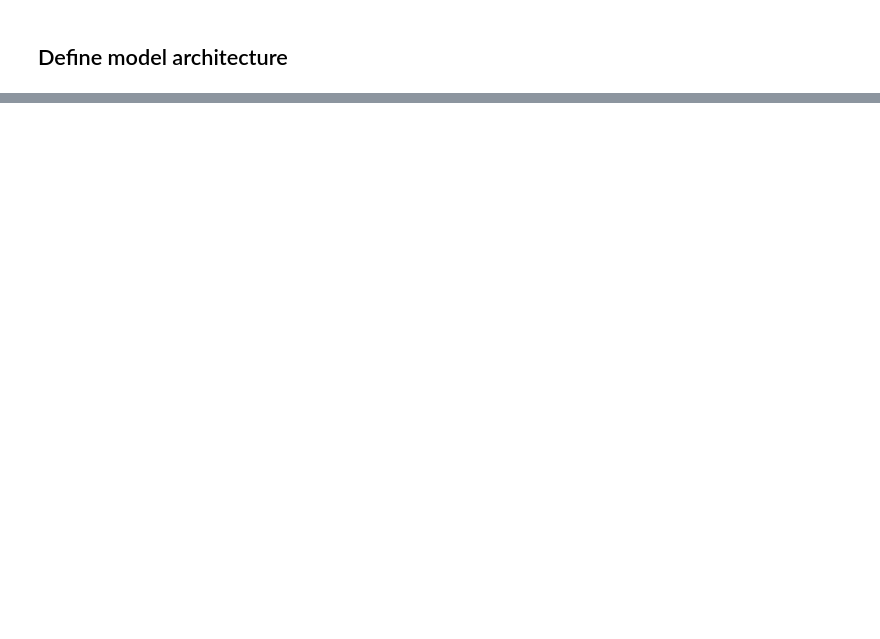
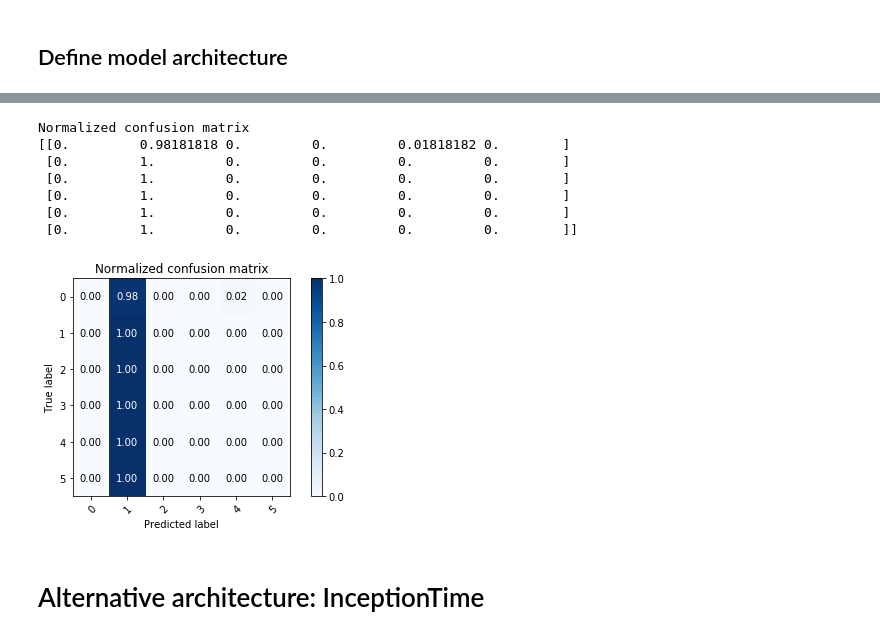
Before and after one commit to epodium/EEG_dyslexia_prediction, a Jupyter notebook: notebooks/CNN_model_averaging_data_41mnd.ipynb, the cells around one changed output, grey strips where cells are left out. Cells and saved outputs as stored; diff of their text form; code cells hidden in the pictures; blank space fills up the shorter version.

```diff
--- a/notebooks/CNN_model_averaging_data_41mnd.ipynb
+++ b/notebooks/CNN_model_averaging_data_41mnd.ipynb
@@ -456,3 +755,24 @@ model.get_weights()
+# %%
+# Plot normalized confusion matrix
+labels = list(binarizer_dict.keys())
+
+plot_confusion_matrix(np.argmax(y_test, axis=1),
+                      np.argmax(y_pred, axis=1),
+                      classes=labels, normalize=True,
+                      title='Normalized confusion matrix')
+
+plt.savefig('confusion_matrix123.pdf')
+# %% [output]
+Normalized confusion matrix
+[[0.         0.98181818 0.         0.         0.01818182 0.        ]
+ [0.         1.         0.         0.         0.         0.        ]
+ [0.         1.         0.         0.         0.         0.        ]
+ [0.         1.         0.         0.         0.         0.        ]
+ [0.         1.         0.         0.         0.         0.        ]
+ [0.         1.         0.         0.         0.         0.        ]]
+[figure, added]
+# %% [markdown]
+# Alternative architecture: InceptionTime
 # %%
 from inception_time import InceptionTime
 # %%
```
Also changed, not shown: parts of 139 cells of this notebook, 1 other file.
